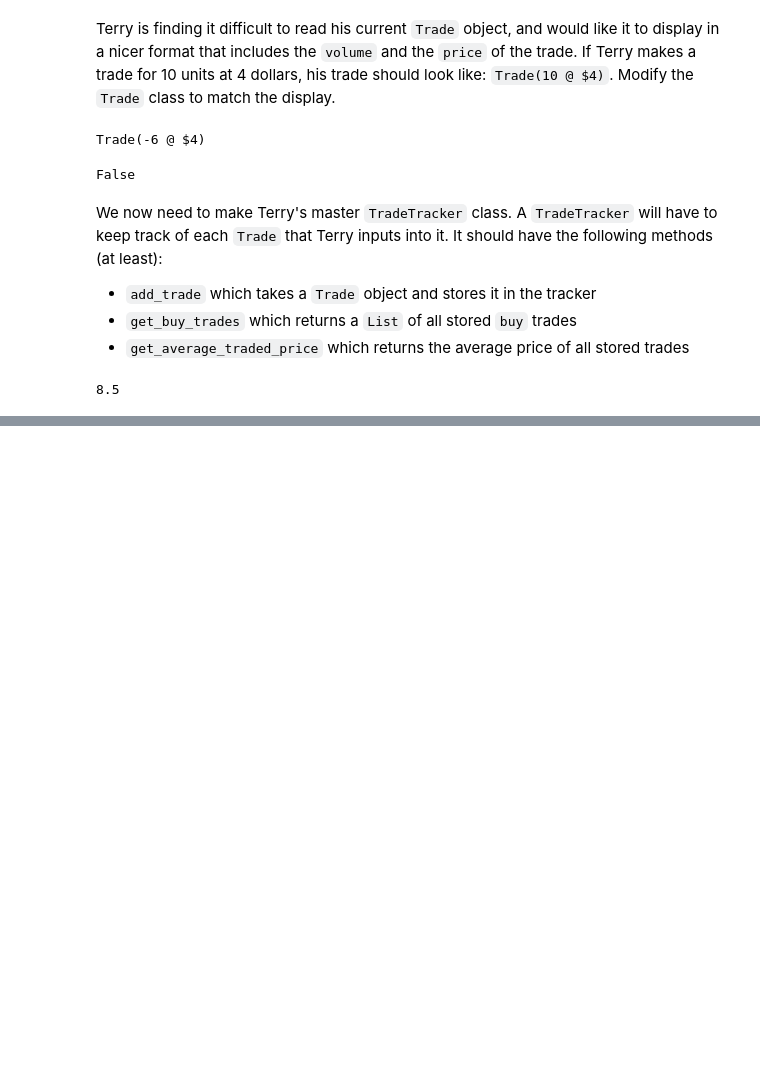
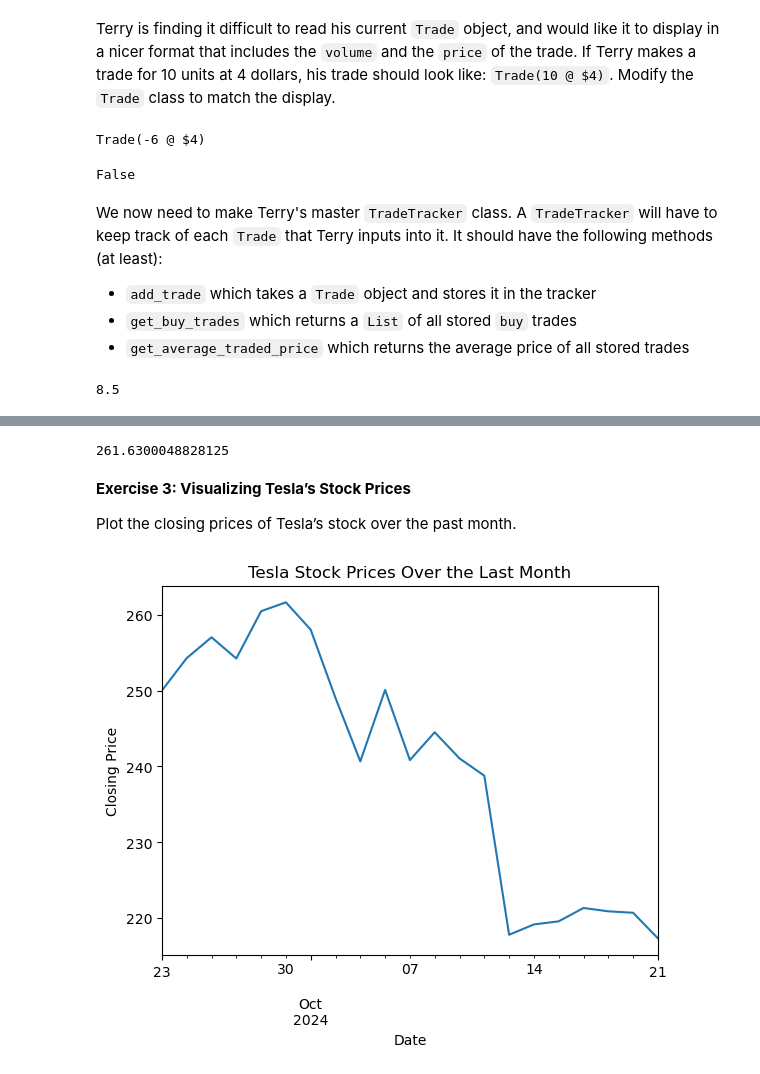
Before and after one commit to Tiger-Quant/tutoralFS2024, a Jupyter notebook: python101_solutions.ipynb, the cells around one changed output, grey strips where cells are left out. Cells and saved outputs as stored; diff of their text form; code cells hidden in the pictures; blank space fills up the shorter version.

```diff
--- a/python101_solutions.ipynb
+++ b/python101_solutions.ipynb
@@ -322,0 +472,6 @@ tracker.get_average_traded_price()
+# %%
+import yfinance as yf
+
+tsla = yf.Ticker('TSLA')
+history = tsla.history(period='1mo')
+print(history)
@@ -322,0 +502,17 @@ tracker.get_average_traded_price()
+# %%
+highest_price = history['Close'].max()
+print(highest_price)
+# %% [output]
+261.6300048828125
+# %% [markdown]
+**Exercise 3: Visualizing Tesla’s Stock Prices**
+
+Plot the closing prices of Tesla’s stock over the past month.
+# %%
+history['Close'].plot()
+plt.title('Tesla Stock Prices Over the Last Month')
+plt.xlabel('Date')
+plt.ylabel('Closing Price')
+plt.show()
+# %% [output]
+[figure, added]
```
Also changed, not shown: parts of 24 cells of this notebook, 1 other file.
